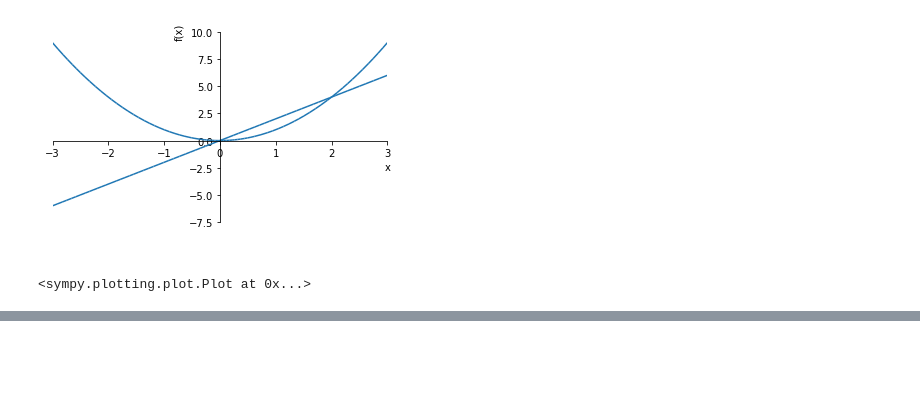
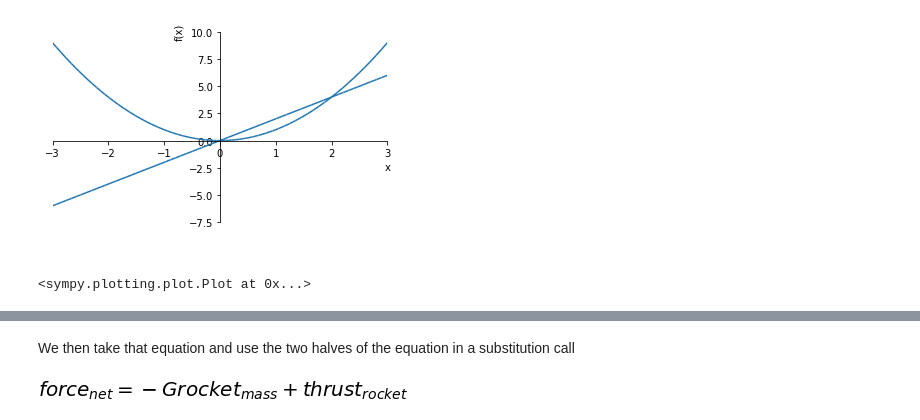
Before and after one commit to jocassid/Talks, a Jupyter notebook: SymPy/CheatingOnYourMathHomeworkWithSymPy.ipynb, the cells around one changed output, grey strips where cells are left out. Drawn from its saved outputs; the diff is of its cells as text; code cells hidden in the pictures; blank space fills up the shorter version.

```diff
--- a/SymPy/CheatingOnYourMathHomeworkWithSymPy.ipynb
+++ b/SymPy/CheatingOnYourMathHomeworkWithSymPy.ipynb
@@ -634,0 +728,7 @@ Keep your 1000 x 1000 matrices to yourself!
+# %% [markdown]
+We then take that equation and use the two halves of the equation in a substitution call
+# %%
+net_force_eqn = net_force_eqn.subs(weight_eqn.lhs, weight_eqn.rhs)
+net_force_eqn
+# %% [output]
+[figure, added]
```
Also changed, not shown: parts of 50 cells of this notebook, 3 other files.
